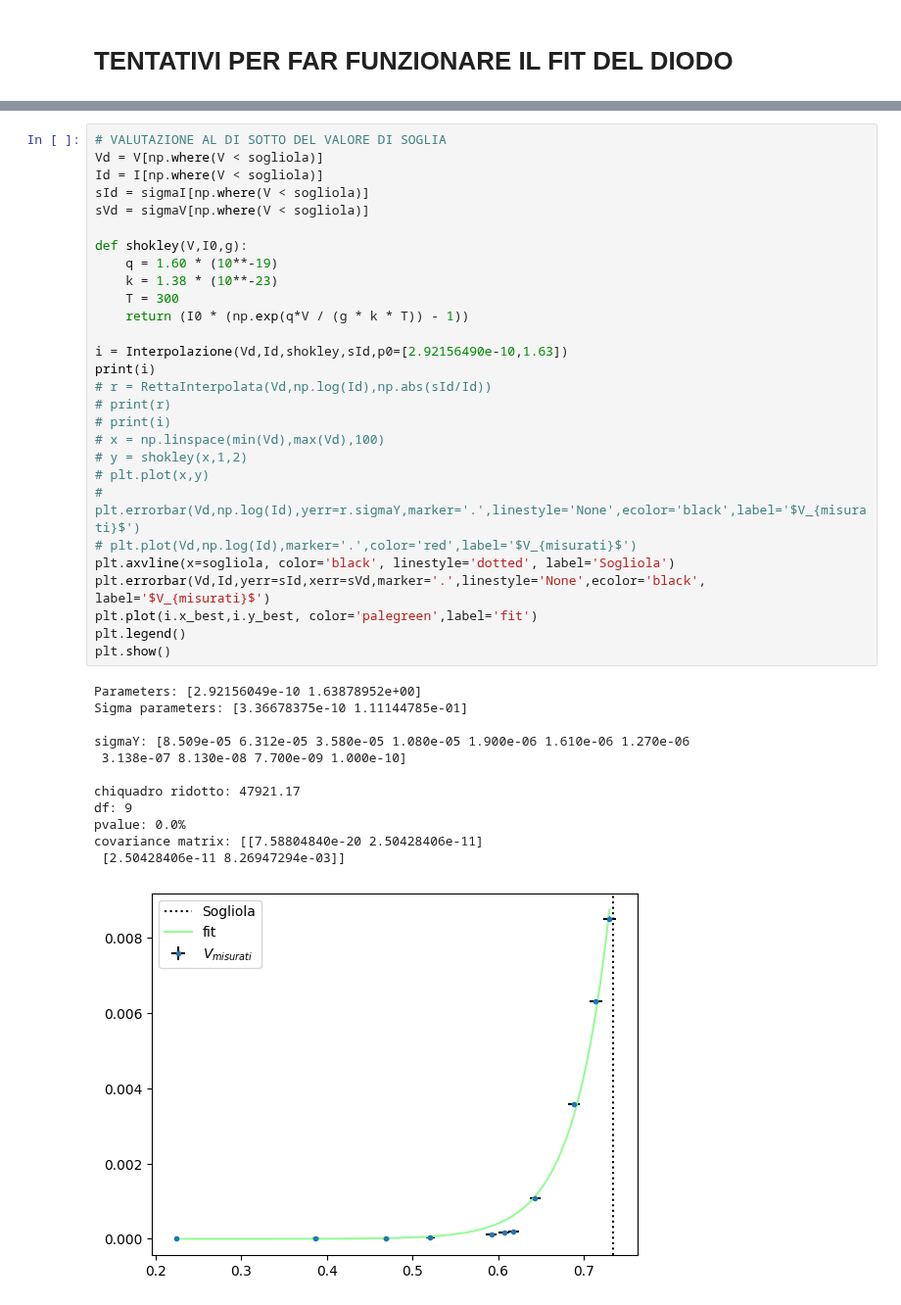
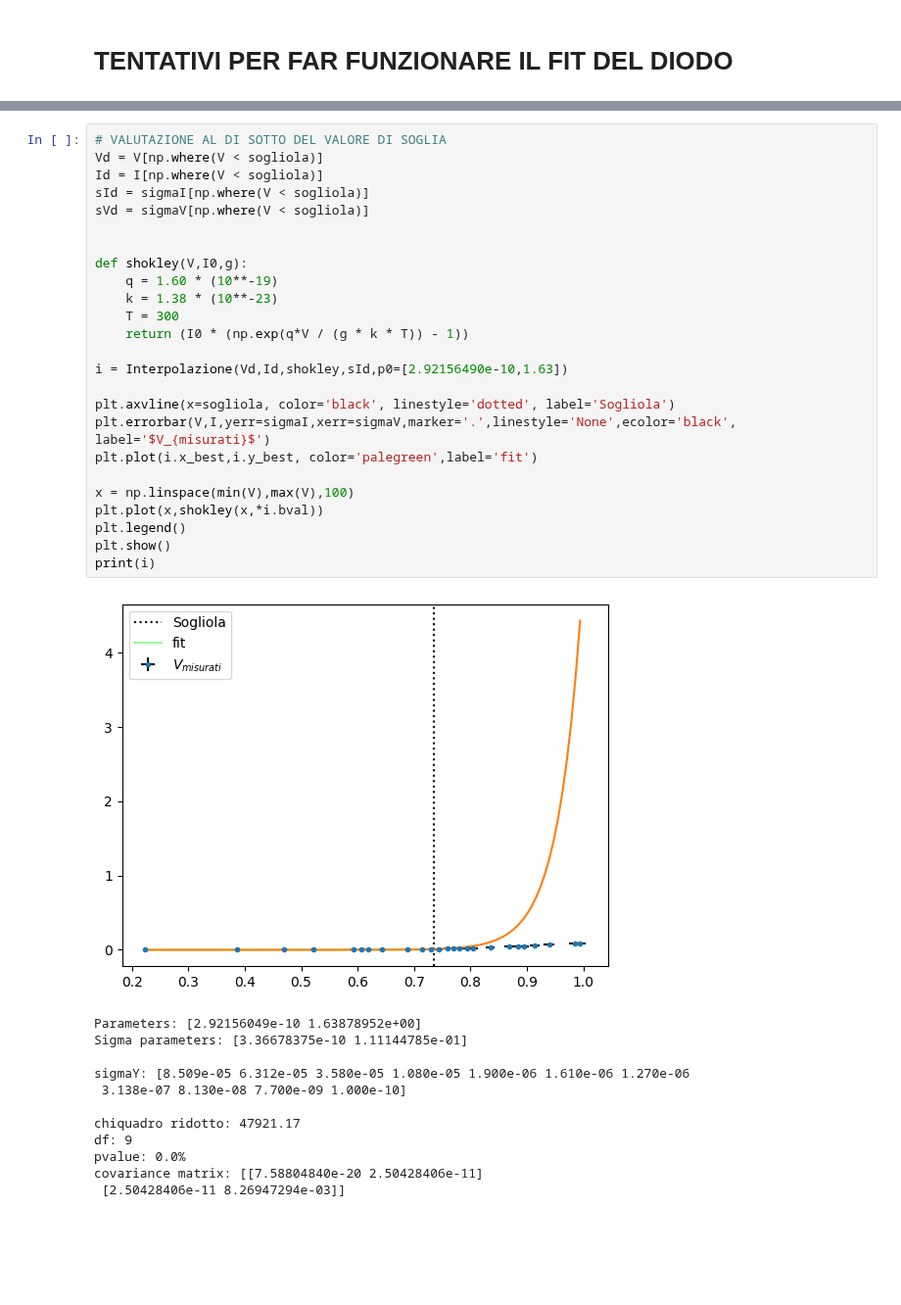
Before and after one commit to CarminatiGiovanni/LaboratorioFisica2, a Jupyter notebook: 20240307circuiti1/diodo.ipynb, the cells around one changed output, grey strips where cells are left out. Shown at 98% size. Cells and saved outputs as stored; diff of their text form; blank space fills up the shorter version.

```diff
--- a/20240307circuiti1/diodo.ipynb
+++ b/20240307circuiti1/diodo.ipynb
@@ -105,32 +133,30 @@ pvalue: 99.0%
 # %%
 # VALUTAZIONE AL DI SOTTO DEL VALORE DI SOGLIA
 Vd = V[np.where(V < sogliola)]
 Id = I[np.where(V < sogliola)]
 sId = sigmaI[np.where(V < sogliola)]
 sVd = sigmaV[np.where(V < sogliola)]
+
 
 def shokley(V,I0,g):
     q = 1.60 * (10**-19)
     k = 1.38 * (10**-23)
     T = 300
     return (I0 * (np.exp(q*V / (g * k * T)) - 1))
 
 i = Interpolazione(Vd,Id,shokley,sId,p0=[2.92156490e-10,1.63])
-print(i)
-# r = RettaInterpolata(Vd,np.log(Id),np.abs(sId/Id))
-# print(r)
-# print(i)
-# x = np.linspace(min(Vd),max(Vd),100)
-# y = shokley(x,1,2)
-# plt.plot(x,y)
-# plt.errorbar(Vd,np.log(Id),yerr=r.sigmaY,marker='.',linestyle='None',ecolor='black',label='$V_{misurati}$')
-# plt.plot(Vd,np.log(Id),marker='.',color='red',label='$V_{misurati}$')
+
 plt.axvline(x=sogliola, color='black', linestyle='dotted', label='Sogliola')
-plt.errorbar(Vd,Id,yerr=sId,xerr=sVd,marker='.',linestyle='None',ecolor='black', label='$V_{misurati}$')
+plt.errorbar(V,I,yerr=sigmaI,xerr=sigmaV,marker='.',linestyle='None',ecolor='black', label='$V_{misurati}$')
 plt.plot(i.x_best,i.y_best, color='palegreen',label='fit')
+
+x = np.linspace(min(V),max(V),100)
+plt.plot(x,shokley(x,*i.bval))
 plt.legend()
 plt.show()
+print(i)
 # %% [output]
+[figure, new version]
 Parameters: [2.92156049e-10 1.63878952e+00]
 Sigma parameters: [3.36678375e-10 1.11144785e-01]
 
@@ -142,4 +168,3 @@ df: 9
 pvalue: 0.0%
 covariance matrix: [[7.58804840e-20 2.50428406e-11]
  [2.50428406e-11 8.26947294e-03]]
-[figure, old version]
```
Also changed, not shown: parts of 7 cells of this notebook.
